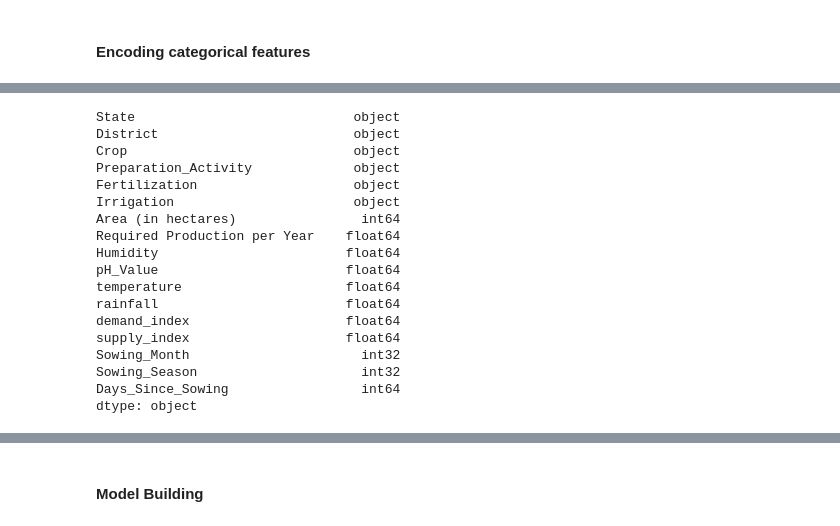
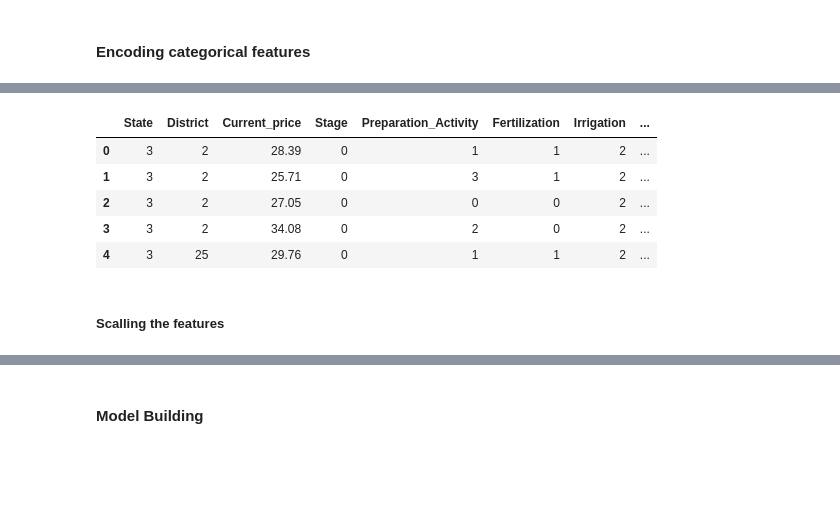
Before and after one commit to naresh5422/crop_price_prediction, a Jupyter notebook: SplitMindz_Crop_Data_Analysis_and_Prediction.ipynb, the cells around one changed output, grey strips where cells are left out. Cells and saved outputs as stored; diff of their text form; code cells hidden in the pictures; blank space fills up the shorter version.

```diff
--- a/SplitMindz_Crop_Data_Analysis_and_Prediction.ipynb
+++ b/SplitMindz_Crop_Data_Analysis_and_Prediction.ipynb
@@ -428,25 +532,15 @@ numerical_features = ['Area (in hectares)', 'Required Production per Year', 'Sow
+# %%
+threshold = 0.9
+# %% [output]
+|  | State | District | Current_price | Stage | Preparation_Activity | Fertilization | Irrigation | ... |
+| 0 | 3 | 2 | 28.39 | 0 | 1 | 1 | 2 | ... |
+| 1 | 3 | 2 | 25.71 | 0 | 3 | 1 | 2 | ... |
+| 2 | 3 | 2 | 27.05 | 0 | 0 | 0 | 2 | ... |
+| 3 | 3 | 2 | 34.08 | 0 | 2 | 0 | 2 | ... |
+| 4 | 3 | 25 | 29.76 | 0 | 1 | 1 | 2 | ... |
+# %% [markdown]
+##### Scalling the features
 # %%
 # Split data into training and testing sets
 X = detect_outliers_crop_data.drop(['Current_price', "Stage"], axis=1)
 y = detect_outliers_crop_data['Current_price']
-# %%
-X.dtypes
-# %% [output]
-State                            object
-District                         object
-Crop                             object
-Preparation_Activity             object
-Fertilization                    object
-Irrigation                       object
-Area (in hectares)                int64
-Required Production per Year    float64
-Humidity                        float64
-pH_Value                        float64
-temperature                     float64
-rainfall                        float64
-demand_index                    float64
-supply_index                    float64
-Sowing_Month                      int32
-Sowing_Season                     int32
-Days_Since_Sowing                 int64
-dtype: object
```
Also changed, not shown: parts of 33 cells of this notebook.
